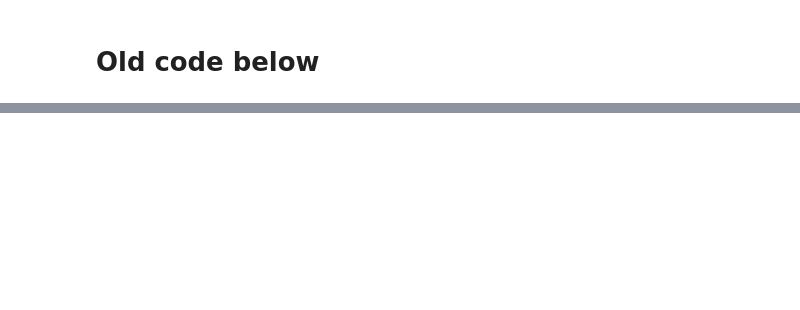
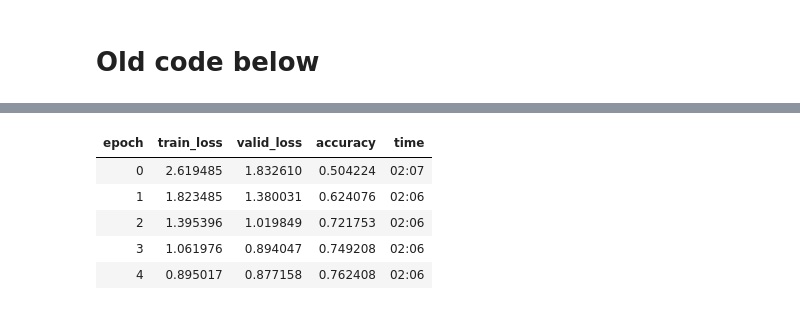
Before and after one commit to MrKiwey/audio-processing, a Jupyter notebook: deep-learning-and-audio-processing.ipynb, the cells around one changed output, grey strips where cells are left out. Cells and saved outputs as stored; diff of their text form; code cells hidden in the pictures; blank space fills up the shorter version.

```diff
--- a/deep-learning-and-audio-processing.ipynb
+++ b/deep-learning-and-audio-processing.ipynb
@@ -464,6 +486,13 @@ dls.show_batch()
 # %%
 # Train the model
-learn.fit_one_cycle(5, 0.0014454397605732083)
+learn.fit_one_cycle(5, learning_rate)
+# %% [output]
+| epoch | train_loss | valid_loss | accuracy | time |
+| 0 | 2.619485 | 1.832610 | 0.504224 | 02:07 |
+| 1 | 1.823485 | 1.380031 | 0.624076 | 02:06 |
+| 2 | 1.395396 | 1.019849 | 0.721753 | 02:06 |
+| 3 | 1.061976 | 0.894047 | 0.749208 | 02:06 |
+| 4 | 0.895017 | 0.877158 | 0.762408 | 02:06 |
 # %%
 # Create an interpretation object
 interp = ClassificationInterpretation.from_learner(learn)
```
Also changed, not shown: parts of 13 cells of this notebook.
